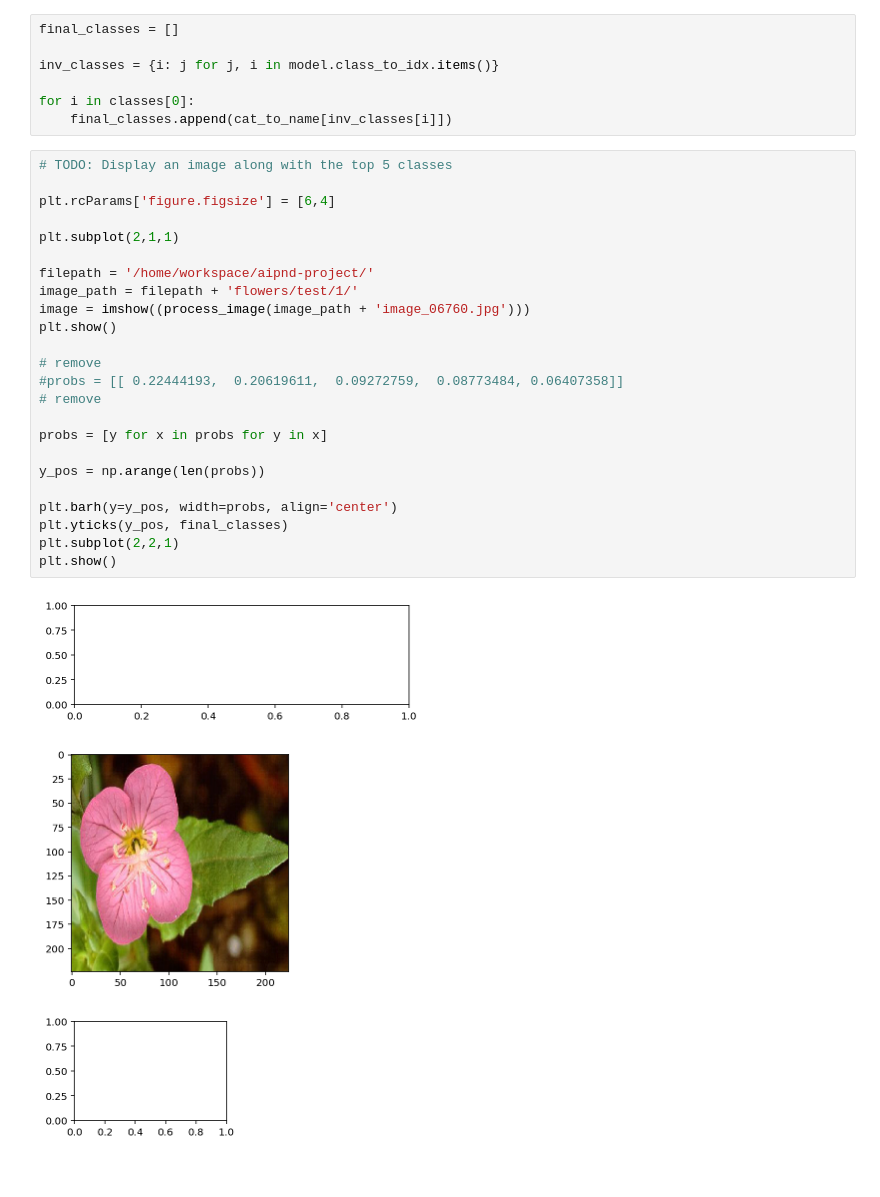
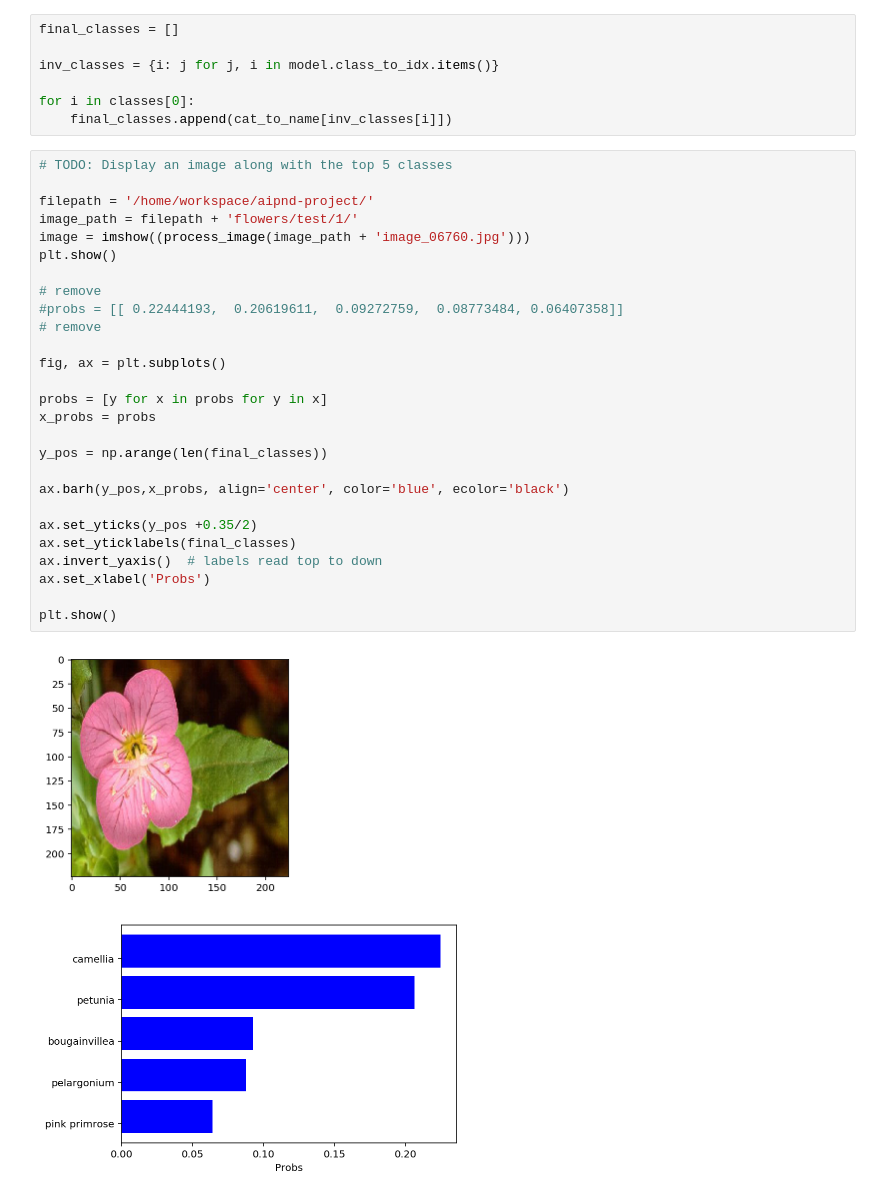
Before and after one commit to jim2236/Image_Classifier_Udacity, a Jupyter notebook: Image Classifier Project.ipynb, the cells around one changed output. Cells and saved outputs as stored; diff of their text form.

```diff
--- a/Image Classifier Project.ipynb
+++ b/Image Classifier Project.ipynb
@@ -440,29 +440,31 @@ for i in classes[0]:
     final_classes.append(cat_to_name[inv_classes[i]])
 # %%
 # TODO: Display an image along with the top 5 classes
-
-plt.rcParams['figure.figsize'] = [6,4]
-
-plt.subplot(2,1,1)
 
 filepath = '/home/workspace/aipnd-project/'
 image_path = filepath + 'flowers/test/1/'
 image = imshow((process_image(image_path + 'image_06760.jpg')))
 plt.show()
 
 # remove
 #probs = [[ 0.22444193,  0.20619611,  0.09272759,  0.08773484, 0.06407358]]
 # remove
 
+fig, ax = plt.subplots()
+
 probs = [y for x in probs for y in x]
+x_probs = probs
 
-y_pos = np.arange(len(probs))
+y_pos = np.arange(len(final_classes))
 
-plt.barh(y=y_pos, width=probs, align='center')
-plt.yticks(y_pos, final_classes)
-plt.subplot(2,2,1)
+ax.barh(y_pos,x_probs, align='center', color='blue', ecolor='black')
+
+ax.set_yticks(y_pos +0.35/2)
+ax.set_yticklabels(final_classes)
+ax.invert_yaxis()  # labels read top to down
+ax.set_xlabel('Probs')
+
 plt.show()
 # %% [output]
-[figure, old version]
+[figure, new version]
-[figure, old version]
+[figure, new version]
-[figure, removed]
```
